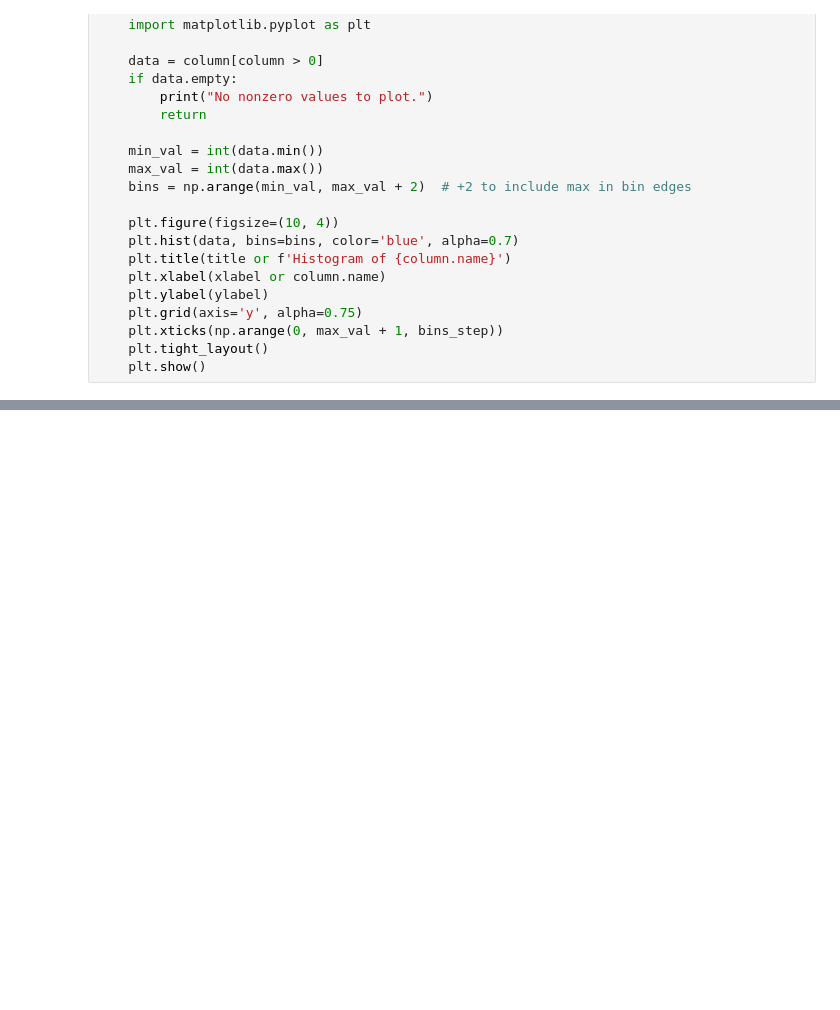
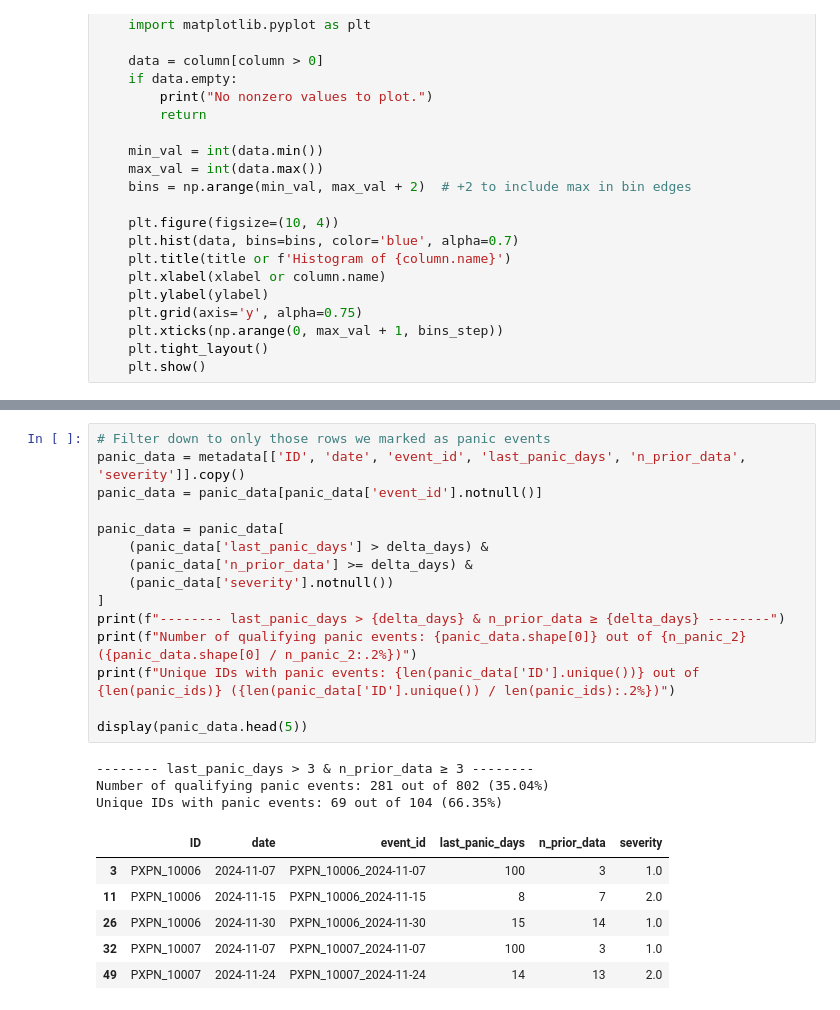
Before and after one commit to cyshin971/Panic-Project-DHLAB, a Jupyter notebook: notebooks/data_analysis.ipynb, the cells around one changed output, grey strips where cells are left out. Cells and saved outputs as stored; diff of their text form; blank space fills up the shorter version.

```diff
--- a/notebooks/data_analysis.ipynb
+++ b/notebooks/data_analysis.ipynb
@@ -168,0 +230,25 @@ from library.pandas_utils import find_unique_row
+# %%
+# Filter down to only those rows we marked as panic events
+panic_data = metadata[['ID', 'date', 'event_id', 'last_panic_days', 'n_prior_data', 'severity']].copy()
+panic_data = panic_data[panic_data['event_id'].notnull()]
+
+panic_data = panic_data[
+    (panic_data['last_panic_days'] > delta_days) &
+    (panic_data['n_prior_data'] >= delta_days) &
+    (panic_data['severity'].notnull())
+]
+print(f"-------- last_panic_days > {delta_days} & n_prior_data ≥ {delta_days} --------")
+print(f"Number of qualifying panic events: {panic_data.shape[0]} out of {n_panic_2} ({panic_data.shape[0] / n_panic_2:.2%})")
+print(f"Unique IDs with panic events: {len(panic_data['ID'].unique())} out of {len(panic_ids)} ({len(panic_data['ID'].unique()) / len(panic_ids):.2%})")
+
+display(panic_data.head(5))
+# %% [output]
+-------- last_panic_days > 3 & n_prior_data ≥ 3 --------
+Number of qualifying panic events: 281 out of 802 (35.04%)
+Unique IDs with panic events: 69 out of 104 (66.35%)
+|  | ID | date | event_id | last_panic_days | n_prior_data | severity |
+| 3 | PXPN_10006 | 2024-11-07 | PXPN_10006_2024-11-07 | 100 | 3 | 1.0 |
+| 11 | PXPN_10006 | 2024-11-15 | PXPN_10006_2024-11-15 | 8 | 7 | 2.0 |
+| 26 | PXPN_10006 | 2024-11-30 | PXPN_10006_2024-11-30 | 15 | 14 | 1.0 |
+| 32 | PXPN_10007 | 2024-11-07 | PXPN_10007_2024-11-07 | 100 | 3 | 1.0 |
+| 49 | PXPN_10007 | 2024-11-24 | PXPN_10007_2024-11-24 | 14 | 13 | 2.0 |
```
Also changed, not shown: parts of 11 cells of this notebook.
